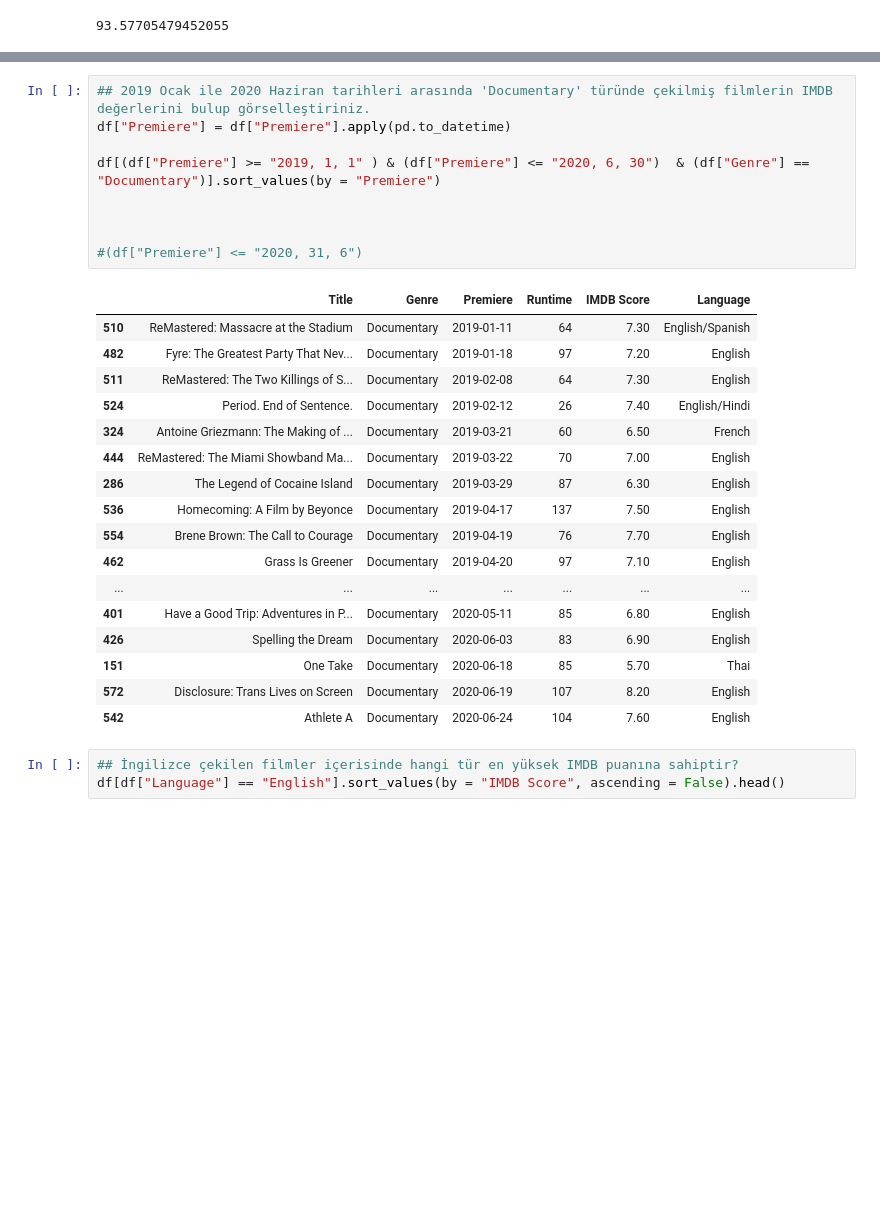
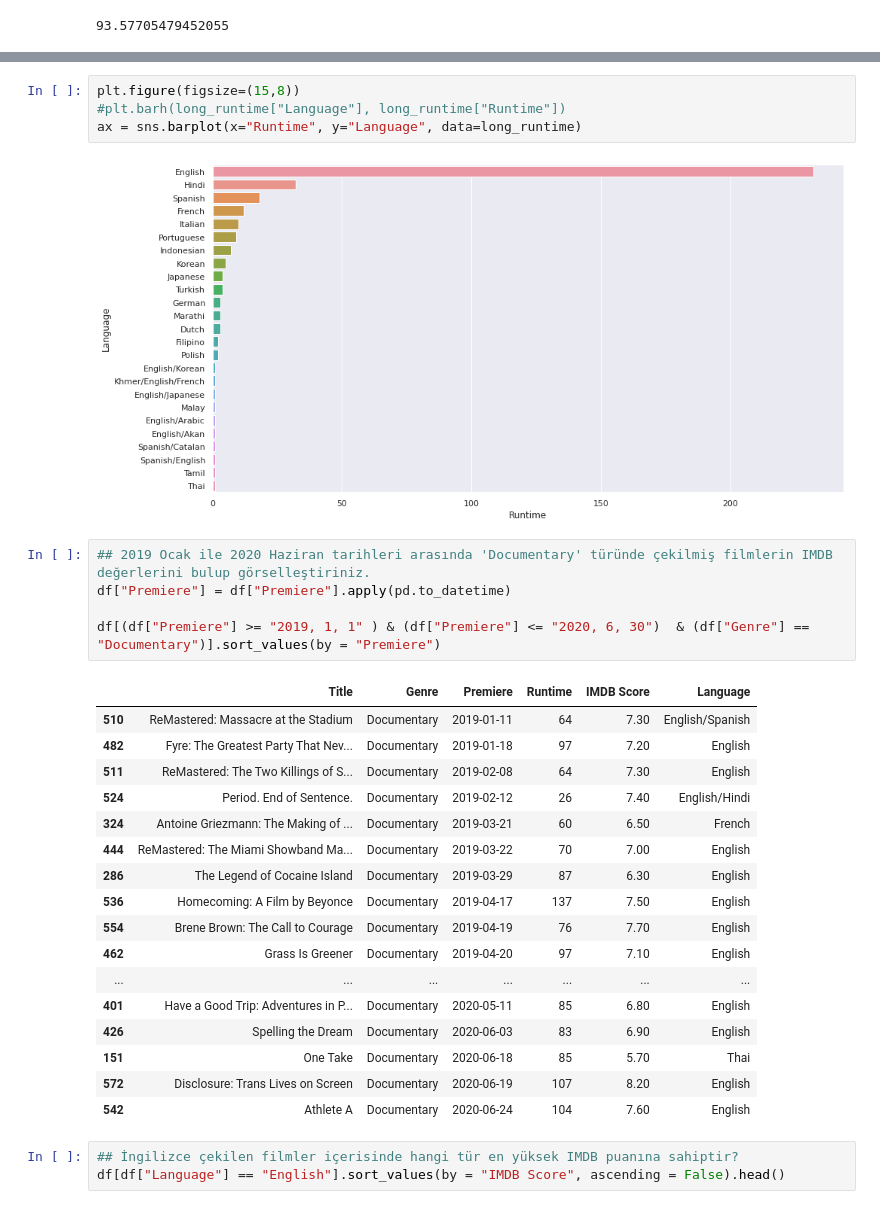
Before and after one commit to CanKemaloglu/GlobalAiHubProjects, a Jupyter notebook: Proje2_GlobalAIHub.ipynb, the cells around one changed output, grey strips where cells are left out. Saved outputs shown, nothing was run; the diff lists cells and outputs as text; blank space fills up the shorter version.

```diff
--- a/Proje2_GlobalAIHub.ipynb
+++ b/Proje2_GlobalAIHub.ipynb
@@ -130,12 +136,14 @@ df[(df["Runtime"] > (df["Runtime"].mean()))].groupby("Language").agg({"Runtime":
+# %%
+plt.figure(figsize=(15,8))
+#plt.barh(long_runtime["Language"], long_runtime["Runtime"])
+ax = sns.barplot(x="Runtime", y="Language", data=long_runtime)
+# %% [output]
+[figure, added]
 # %%
 ## 2019 Ocak ile 2020 Haziran tarihleri arasında 'Documentary' türünde çekilmiş filmlerin IMDB değerlerini bulup görselleştiriniz.
 df["Premiere"] = df["Premiere"].apply(pd.to_datetime)
 
 df[(df["Premiere"] >= "2019, 1, 1" ) & (df["Premiere"] <= "2020, 6, 30")  & (df["Genre"] == "Documentary")].sort_values(by = "Premiere")
-
-
-
-#(df["Premiere"] <= "2020, 31, 6")
 # %% [output]
 |  | Title | Genre | Premiere | Runtime | IMDB Score | Language |
 | 510 | ReMastered: Massacre at the Stadium | Documentary | 2019-01-11 | 64 | 7.30 | English/Spanish |
```
Also changed, not shown: parts of 16 cells of this notebook.
